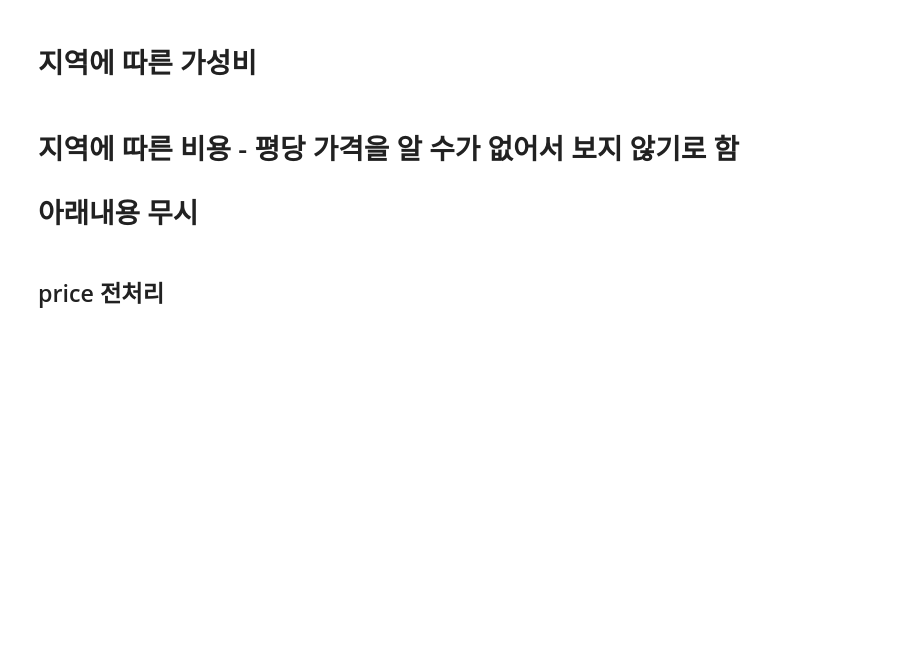
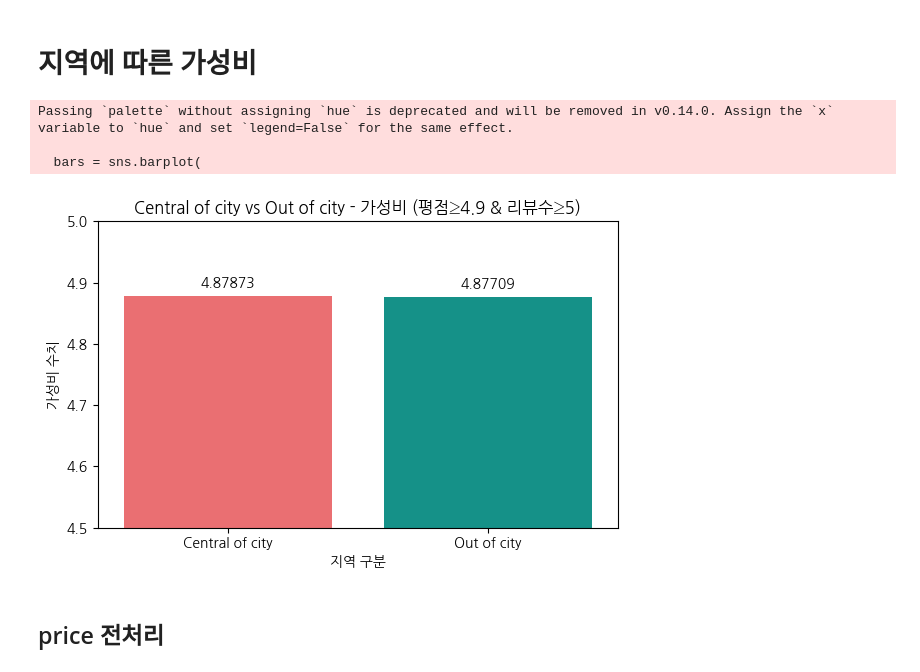
Before and after one commit to DAB-6/Final-Team2, a Jupyter notebook: 파이널프로젝트_원성수.ipynb, the cells around one changed output. Cells and saved outputs as stored; diff of their text form; code cells hidden in the pictures; blank space fills up the shorter version.

```diff
--- a/파이널프로젝트_원성수.ipynb
+++ b/파이널프로젝트_원성수.ipynb
@@ -433,41 +609,50 @@ plt.show()
 # %%
 import seaborn as sns
 import matplotlib.pyplot as plt
 
-# Area별 평균 가성비 점수 계산
+# 1) 조건 필터링 (평점 ≥ 4.9, 리뷰수 ≥ 5)
+df_filtered = df1[
+    (df1['review_scores_rating'] >= 4.9) &
+    (df1['number_of_reviews'] >= 5)
+]
+
+# 2) Area별 평균 가성비 점수 계산
 value_scores = (
-    df1.groupby('Area')['review_scores_value']
-       .mean()
-       .reset_index()
+    df_filtered.groupby('Area')['review_scores_value']
+               .mean()
+               .reset_index()
 )
 
+# 3) 시각화
 plt.figure(figsize=(6,4))
 bars = sns.barplot(
     data=value_scores,
     x='Area', y='review_scores_value',
     palette={'Central of city':'#ff5a5f', 'Out of city':'#00a699'}
 )
 
-plt.title('Central of city vs Out of city - 가성비')
+plt.title('Central of city vs Out of city - 가성비 (평점≥4.9 & 리뷰수≥5)')
 plt.xlabel('지역 구분')
 plt.ylabel('가성비 수치')
 
-# 막대 위에 값 표시 (소수점 2자리, 필요시 5자리까지 가능)
+# 막대 위에 값 표시 (소수점 2자리 ~ 5자리까지 가능)
 for bar in bars.patches:
     height = bar.get_height()
     plt.text(
         bar.get_x() + bar.get_width()/2,
         height + 0.01,
-        f'{height:.5f}',
+        f'{height:.5f}',   # 필요에 따라 .2f 로 바꿀 수 있음
         ha='center', va='bottom'
     )
 
 plt.ylim(4.5, 5)  # 평점은 0~5 범위
 plt.tight_layout()
 plt.show()
+# %% [output]
+Passing `palette` without assigning `hue` is deprecated and will be removed in v0.14.0. Assign the `x` variable to `hue` and set `legend=False` for the same effect.
+
+  bars = sns.barplot(
+[figure, added]
-# %% [markdown]
-# 지역에 따른 비용 - 평당 가격을 알 수가 없어서 보지 않기로 함
-# 아래내용 무시
 # %% [markdown]
 ## price 전처리
 # %%
```
Also changed, not shown: parts of 31 cells of this notebook.
